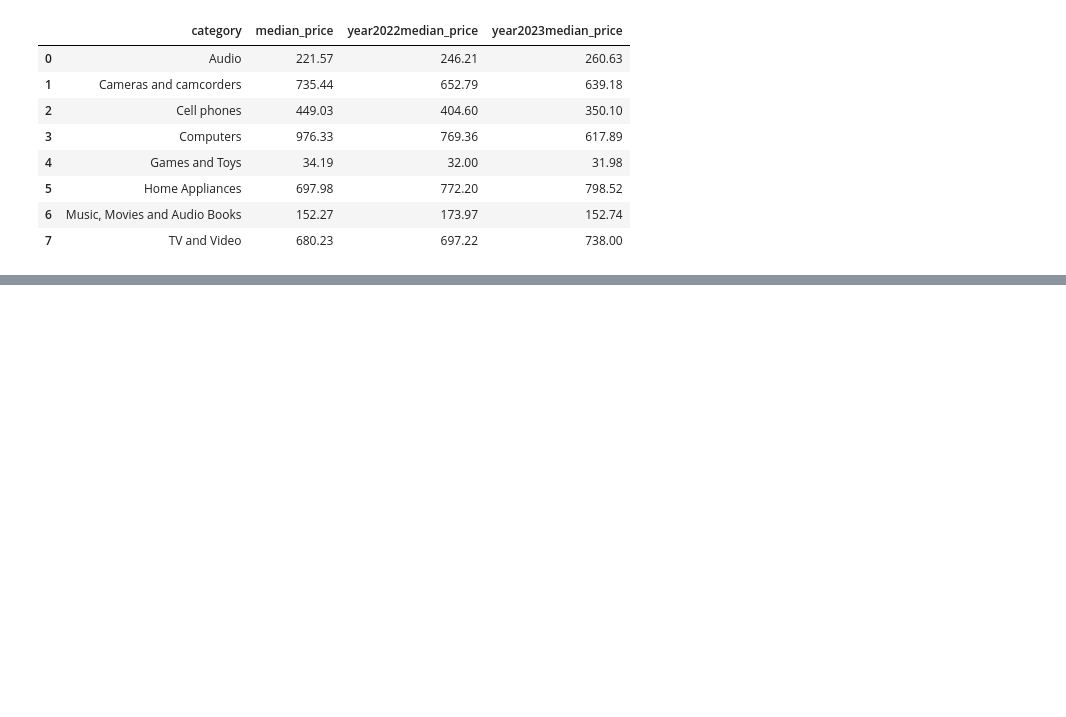
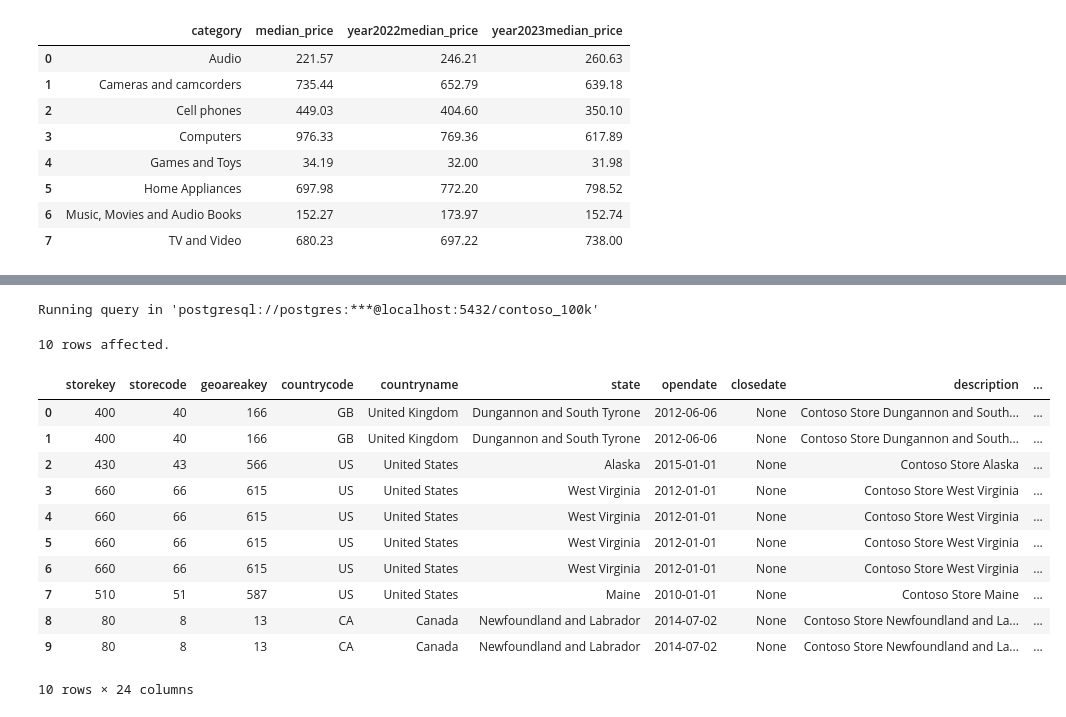
Before and after one commit to ahmadkhanzadeh/AI_Data_Analyzing, a Jupyter notebook: extract_the_name_of_all_tables_and_the_column_name_of_any_table.ipynb, the cells around one changed output, grey strips where cells are left out. Saved outputs shown, nothing was run; the diff lists cells and outputs as text; code cells hidden in the pictures; blank space fills up the shorter version.

```diff
--- a/extract_the_name_of_all_tables_and_the_column_name_of_any_table.ipynb
+++ b/extract_the_name_of_all_tables_and_the_column_name_of_any_table.ipynb
@@ -409,0 +395,24 @@ Running query in 'postgresql://postgres:***@localhost:5432/contoso_100k'
+# %%
+# stores clasification based on squaremeters and revenue
+%%sql
+WITH store_revenue AS(
+  SELECT sales.netprice*sales.quantity/sales.exchangerate FROM sales
+)
+
+SELECT * FROM store AS st
+INNER JOIN sales AS sa ON sa.storekey=st.storekey LIMIT 10
+# %% [output]
+Running query in 'postgresql://postgres:***@localhost:5432/contoso_100k'
+10 rows affected.
+|  | storekey | storecode | geoareakey | countrycode | countryname | state | opendate | closedate | description | ... |
+| 0 | 400 | 40 | 166 | GB | United Kingdom | Dungannon and South Tyrone | 2012-06-06 | None | Contoso Store Dungannon and South... | ... |
+| 1 | 400 | 40 | 166 | GB | United Kingdom | Dungannon and South Tyrone | 2012-06-06 | None | Contoso Store Dungannon and South... | ... |
+| 2 | 430 | 43 | 566 | US | United States | Alaska | 2015-01-01 | None | Contoso Store Alaska | ... |
+| 3 | 660 | 66 | 615 | US | United States | West Virginia | 2012-01-01 | None | Contoso Store West Virginia | ... |
+| 4 | 660 | 66 | 615 | US | United States | West Virginia | 2012-01-01 | None | Contoso Store West Virginia | ... |
+| 5 | 660 | 66 | 615 | US | United States | West Virginia | 2012-01-01 | None | Contoso Store West Virginia | ... |
+| 6 | 660 | 66 | 615 | US | United States | West Virginia | 2012-01-01 | None | Contoso Store West Virginia | ... |
+| 7 | 510 | 51 | 587 | US | United States | Maine | 2010-01-01 | None | Contoso Store Maine | ... |
+| 8 | 80 | 8 | 13 | CA | Canada | Newfoundland and Labrador | 2014-07-02 | None | Contoso Store Newfoundland and La... | ... |
+| 9 | 80 | 8 | 13 | CA | Canada | Newfoundland and Labrador | 2014-07-02 | None | Contoso Store Newfoundland and La... | ... |
+10 rows × 24 columns
```
Also changed, not shown: parts of 11 cells of this notebook.
